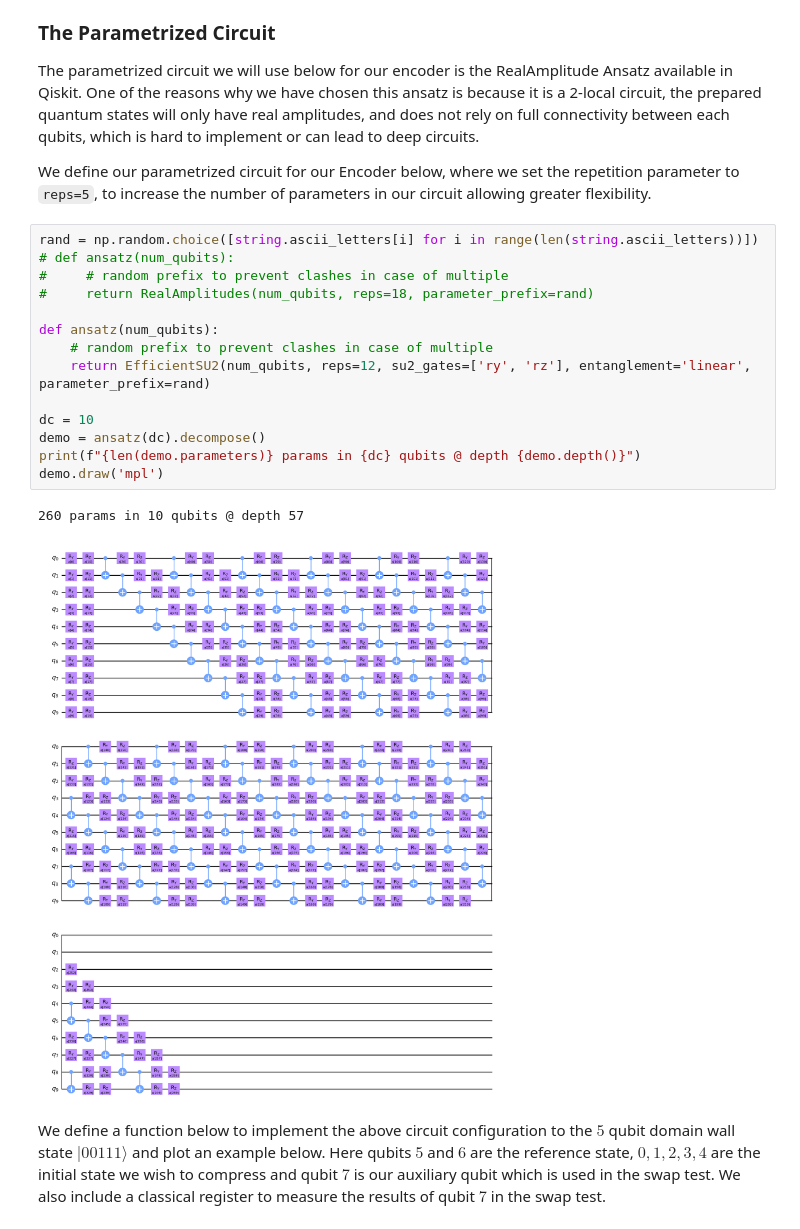
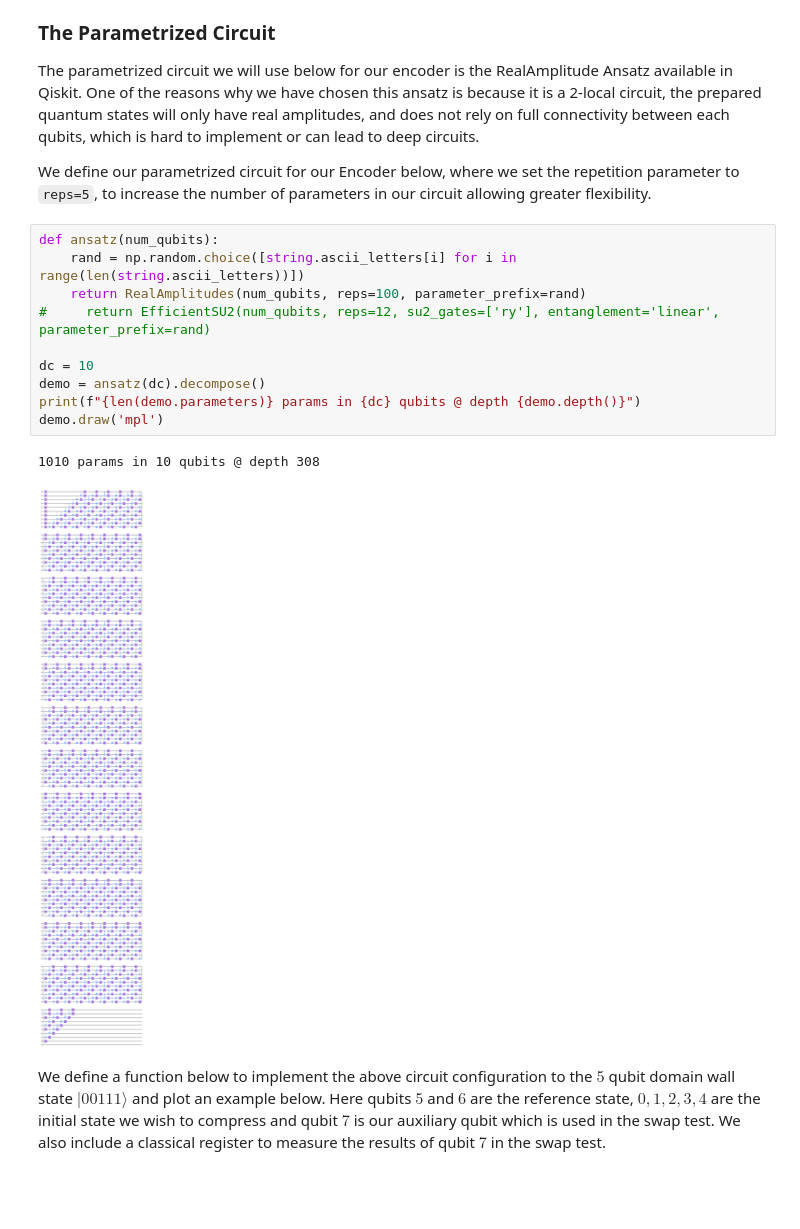
Before and after one commit to plutoniumm/plasma, a Jupyter notebook: notebooks/autoencoder.ipynb, the cells around one changed output. Saved outputs shown, nothing was run; the diff lists cells and outputs as text; blank space fills up the shorter version.

```diff
--- a/notebooks/autoencoder.ipynb
+++ b/notebooks/autoencoder.ipynb
@@ -66,22 +66,18 @@ The parametrized circuit we will use below for our encoder is the RealAmplitude
 
 We define our parametrized circuit for our Encoder below, where we set the repetition parameter to `reps=5`, to increase the number of parameters in our circuit allowing greater flexibility.
 # %%
-rand = np.random.choice([string.ascii_letters[i] for i in range(len(string.ascii_letters))])
-# def ansatz(num_qubits):
-#     # random prefix to prevent clashes in case of multiple
-#     return RealAmplitudes(num_qubits, reps=18, parameter_prefix=rand)
-
 def ansatz(num_qubits):
-    # random prefix to prevent clashes in case of multiple
-    return EfficientSU2(num_qubits, reps=12, su2_gates=['ry', 'rz'], entanglement='linear', parameter_prefix=rand)
+    rand = np.random.choice([string.ascii_letters[i] for i in range(len(string.ascii_letters))])
+    return RealAmplitudes(num_qubits, reps=100, parameter_prefix=rand)
+#     return EfficientSU2(num_qubits, reps=12, su2_gates=['ry'], entanglement='linear', parameter_prefix=rand)
 
 dc = 10
 demo = ansatz(dc).decompose()
 print(f"{len(demo.parameters)} params in {dc} qubits @ depth {demo.depth()}")
 demo.draw('mpl')
 # %% [output]
-260 params in 10 qubits @ depth 57
+1010 params in 10 qubits @ depth 308
-[figure, old version]
+[figure, new version]
 # %% [markdown]
 We define a function below to implement the above circuit configuration to the $5$ qubit domain wall state $|00111\rangle$ and plot an example below. Here qubits $5$ and $6$ are the reference state, $0, 1, 2, 3, 4$ are the initial state we wish to compress and qubit $7$ is our auxiliary qubit which is used in the swap test. We also include a classical register to measure the results of qubit $7$ in the swap test.
 # %%
```
Also changed, not shown: parts of 14 cells of this notebook.
